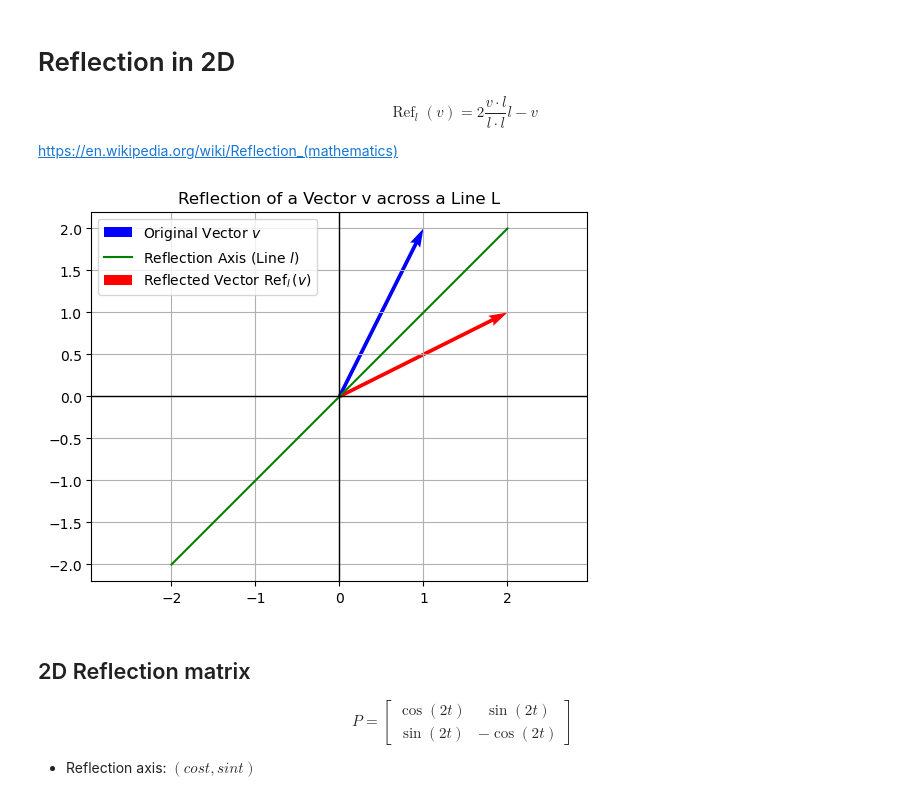
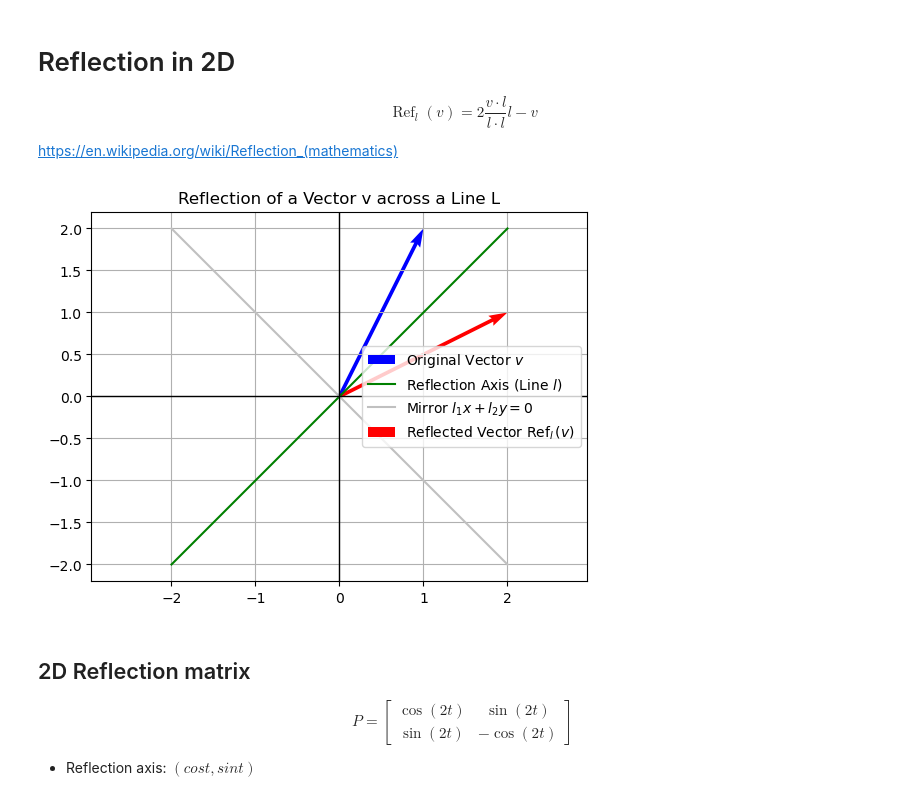
Before and after one commit to p1xckha/python-snippets, a Jupyter notebook: matplotlib/reflection_matrix_example.ipynb, the cells around one changed output. Saved outputs shown, nothing was run; the diff lists cells and outputs as text; code cells hidden in the pictures.

```diff
--- a/matplotlib/reflection_matrix_example.ipynb
+++ b/matplotlib/reflection_matrix_example.ipynb
@@ -16,34 +16,36 @@ l = np.array([1, 1])
 
 # Compute the reflection of v across the line l
 ref = 2 * (v.T @ l) / (l.T @ l) * l - v
 
 # Define the x values for the line plot
 x = np.linspace(-2, 2, 1000)
 line = l[1] / l[0] * x
+mirror = -l[0]/l[1]*x
 
 # Create the plot
 fig, ax = plt.subplots()
 
 # Plot the original vector v using an arrow
 ax.quiver(0, 0, v[0], v[1], angles='xy', scale_units='xy', scale=1, color='blue', label='Original Vector $v$')
 
 # Plot the line of reflection (l)
 ax.plot(x, line, color='green', label='Reflection Axis (Line $l$)')
+ax.plot(x, mirror, color='silver', label='Mirror $l_1 x + l_2 y = 0$')
 
 # Plot the reflected vector ref using an arrow
 ax.quiver(0, 0, ref[0], ref[1], angles='xy', scale_units='xy', scale=1, color='red', label='Reflected Vector $\\operatorname{Ref}_l(v)$')
 
 ax.set_xlim(-2, 2)
 ax.set_ylim(-2, 2)
 ax.axhline(0, color='black', linewidth=1)
 ax.axvline(0, color='black', linewidth=1)
 ax.axis('equal')
 ax.grid(True)
 ax.legend()
 ax.set_title("Reflection of a Vector v across a Line L")
 plt.show()
 # %% [output]
-[figure, old version]
+[figure, new version]
 # %% [markdown]
 ## 2D Reflection matrix
 
```
Also changed, not shown: parts of 1 cell of this notebook.
